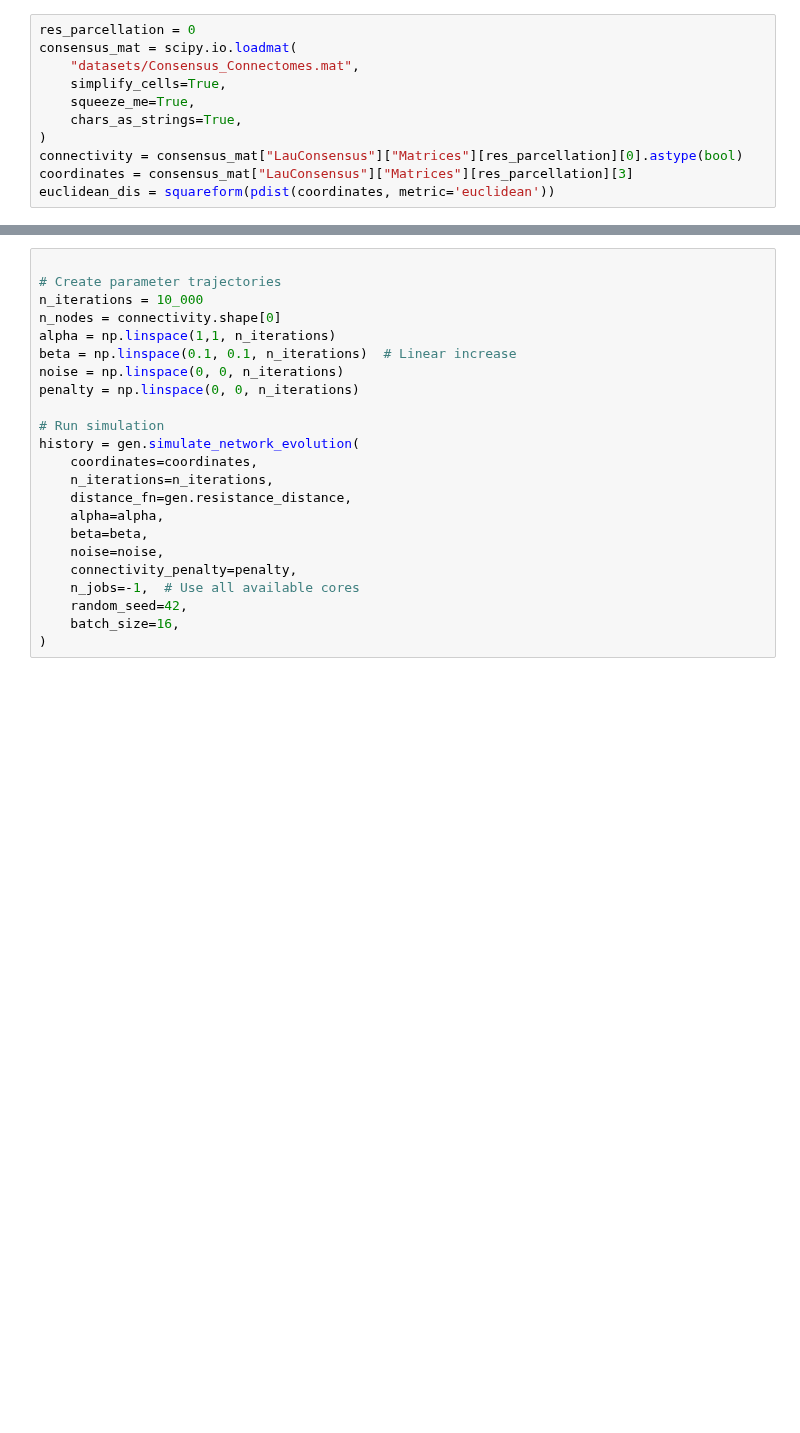
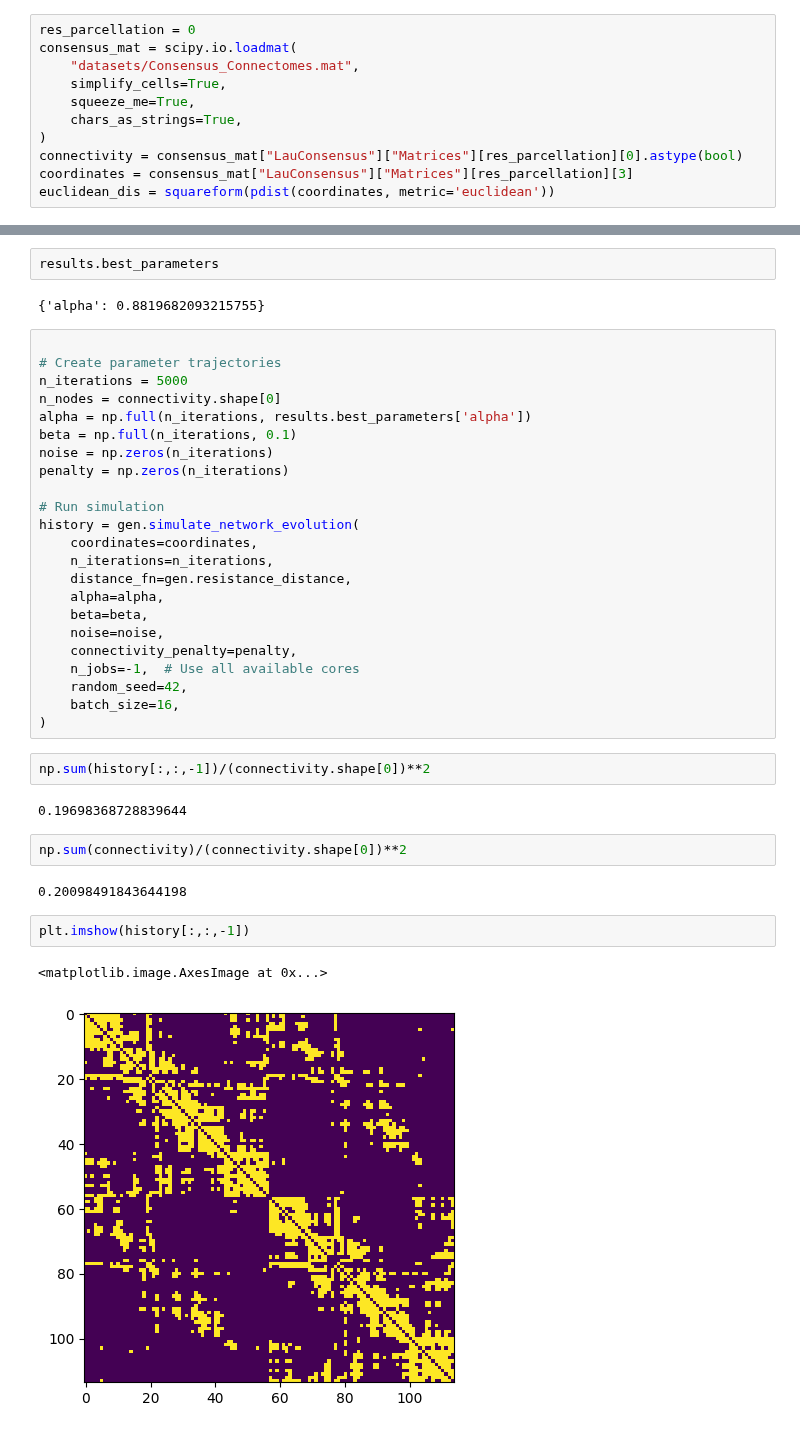
Before and after one commit to kuffmode/Optimal_networks, a Jupyter notebook: generative_analysis.ipynb, the cells around one changed output, grey strips where cells are left out. Saved outputs shown, nothing was run; the diff lists cells and outputs as text; blank space fills up the shorter version.

```diff
--- a/generative_analysis.ipynb
+++ b/generative_analysis.ipynb
@@ -52,12 +91,16 @@ KeyboardInterrupt:
+# %%
+results.best_parameters
+# %% [output]
+{'alpha': 0.8819682093215755}
 # %%
 
 # Create parameter trajectories
-n_iterations = 10_000
+n_iterations = 5000
 n_nodes = connectivity.shape[0]
-alpha = np.linspace(1,1, n_iterations)
-beta = np.linspace(0.1, 0.1, n_iterations)  # Linear increase
-noise = np.linspace(0, 0, n_iterations)
-penalty = np.linspace(0, 0, n_iterations)
+alpha = np.full(n_iterations, results.best_parameters['alpha'])
+beta = np.full(n_iterations, 0.1)
+noise = np.zeros(n_iterations)
+penalty = np.zeros(n_iterations)
 
 # Run simulation
 history = gen.simulate_network_evolution(
@@ -72,3 +115,16 @@ history = gen.simulate_network_evolution(
     random_seed=42,
     batch_size=16,
 )
+# %%
+np.sum(history[:,:,-1])/(connectivity.shape[0])**2
+# %% [output]
+0.19698368728839644
+# %%
+np.sum(connectivity)/(connectivity.shape[0])**2
+# %% [output]
+0.20098491843644198
+# %%
+plt.imshow(history[:,:,-1])
+# %% [output]
+<matplotlib.image.AxesImage at 0x...>
+[figure, added]
```
Also changed, not shown: parts of 17 cells of this notebook, 2 other files.
